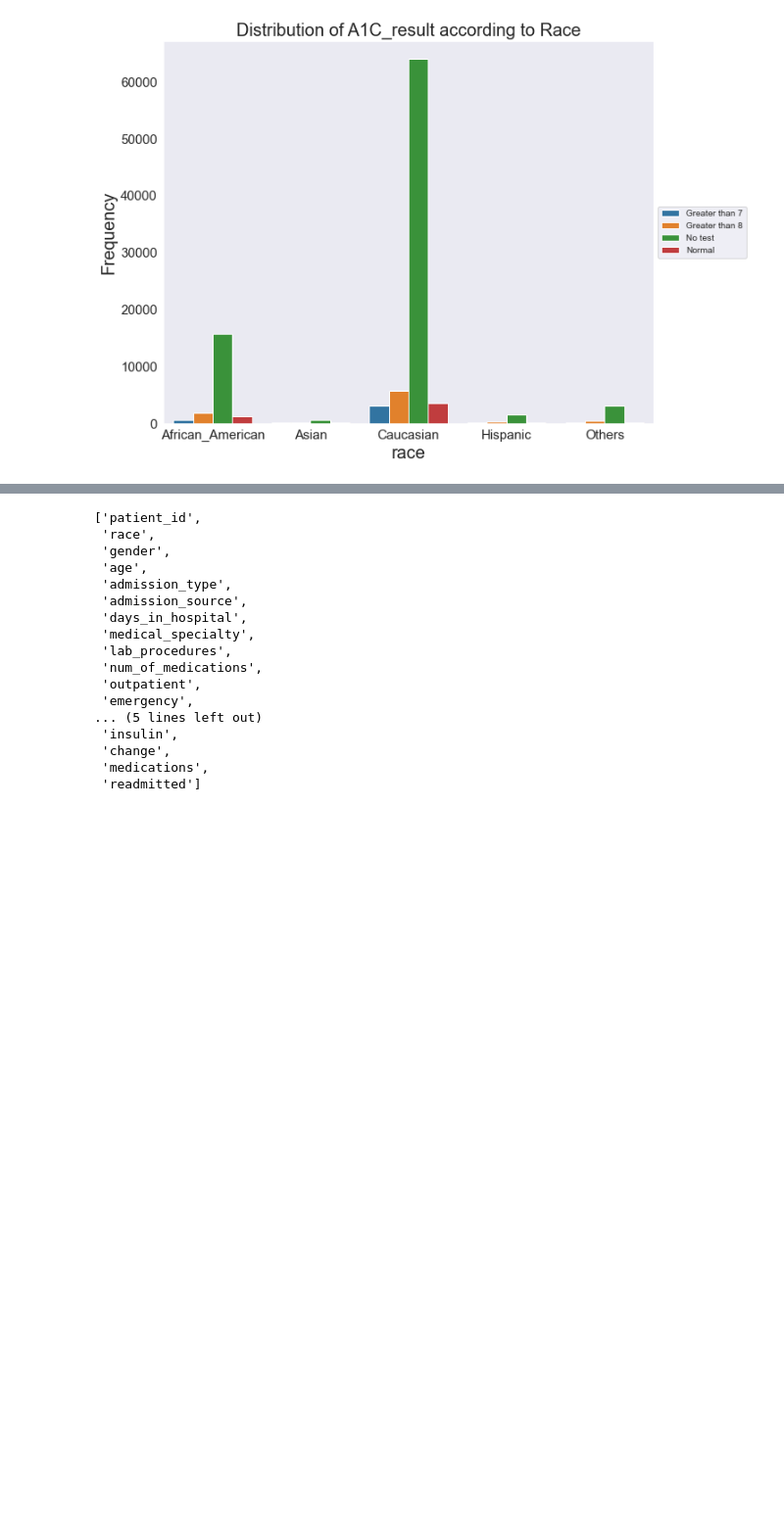
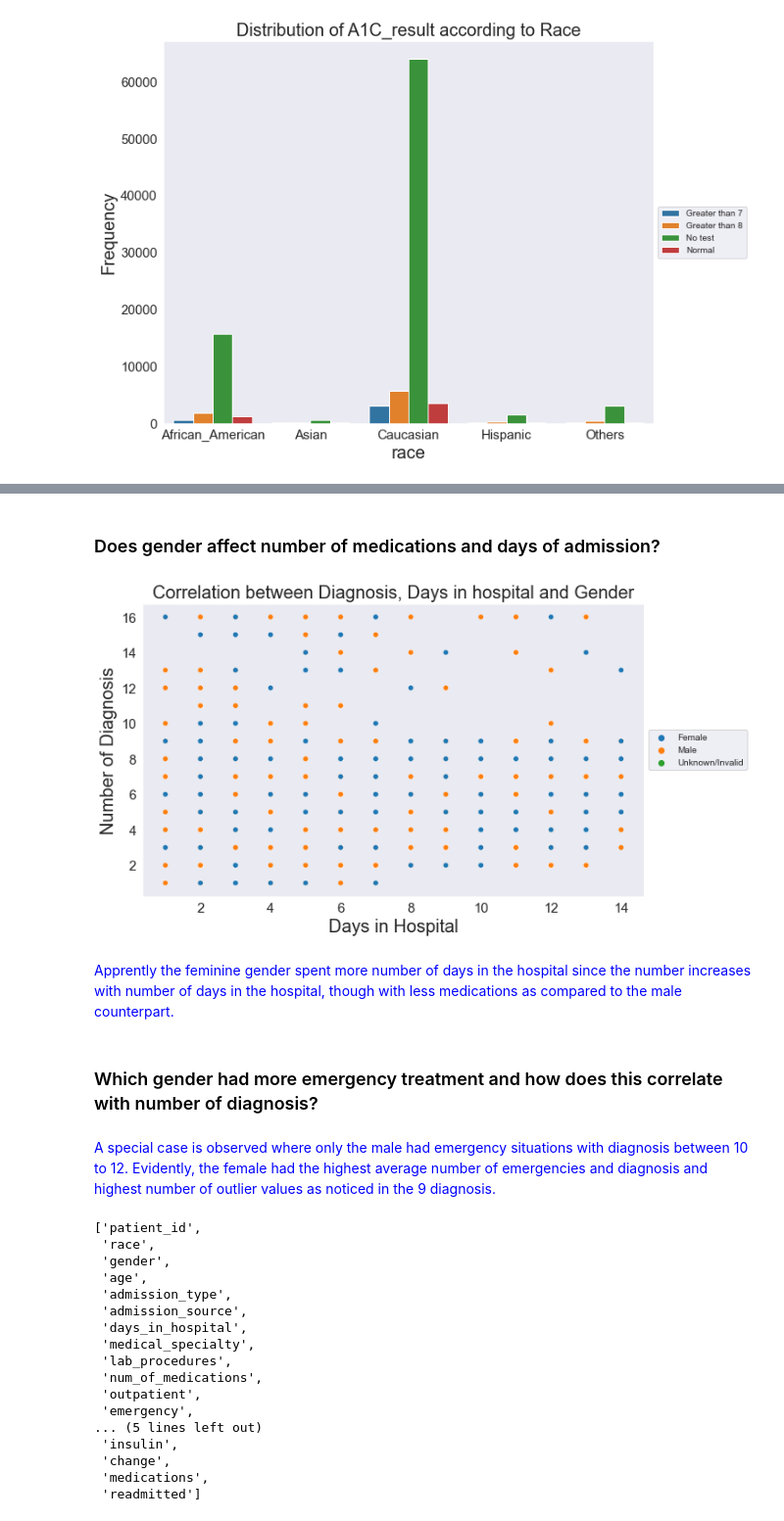
Before and after one commit to Merci93/Diabetes_in_the_US, a Jupyter notebook: US_diabetes_Analysis.ipynb, the cells around one changed output, grey strips where cells are left out. Shown at 98% size. Cells and saved outputs as stored; diff of their text form; code cells hidden in the pictures; blank space fills up the shorter version.

Commit message:
Days in hospital, diagnosis and gender correlation

```diff
--- a/US_diabetes_Analysis.ipynb
+++ b/US_diabetes_Analysis.ipynb
@@ -1190,0 +1177,11 @@ def plot_mu(kind, x_value, y_value, hue, title, x_label, y_label, color, fig_siz
+# %% [markdown]
+### Does gender affect number of medications and days of admission?
+# %%
+plot_mu(sb.scatterplot,'days_in_hospital','diagnosis','gender','Correlation between Diagnosis, Days in hospital and Gender',
+        'Days in Hospital', 'Number of Diagnosis', None, [10,6])
+# %% [output]
+[figure, added]
+# %% [markdown]
+<span style = 'color:blue'>Apprently the feminine gender spent more number of days in the hospital since the number increases with number of days in the hospital, though with less medications as compared to the male counterpart.</span>
+# %% [markdown]
+### Which gender had more emergency treatment and how does this correlate with number of diagnosis?
@@ -1191,3 +1191,5 @@ def plot_mu(kind, x_value, y_value, hue, title, x_label, y_label, color, fig_siz
+# %% [markdown]
+<span style = 'color:blue'>A special case is observed where only the male had emergency situations with diagnosis between 10 to 12. Evidently, the female had the highest average number of emergencies and diagnosis and highest number of outlier values as noticed in the 9 diagnosis.</span>
 # %%
 list(diabetes.columns)
 # %% [output]
```
Also changed, not shown: parts of 21 cells of this notebook.
